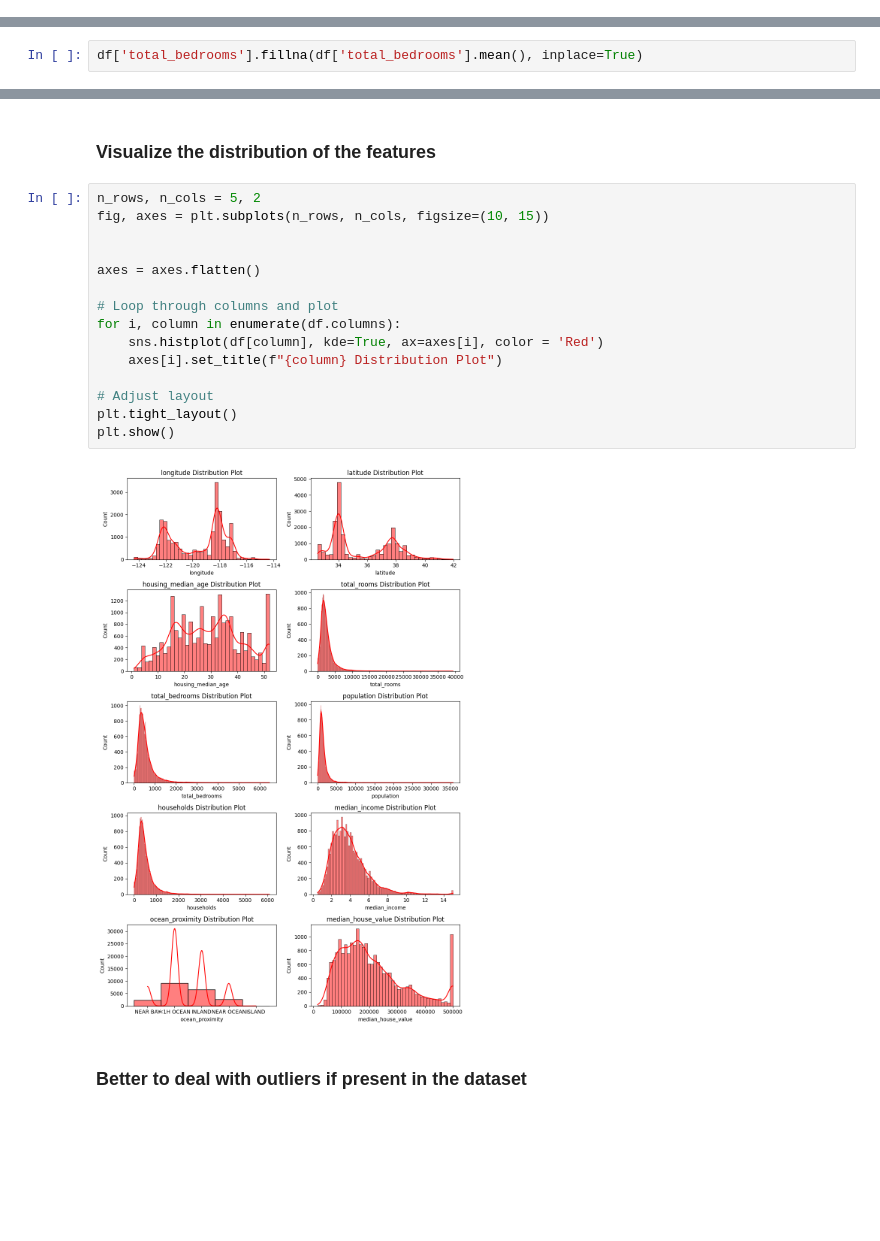
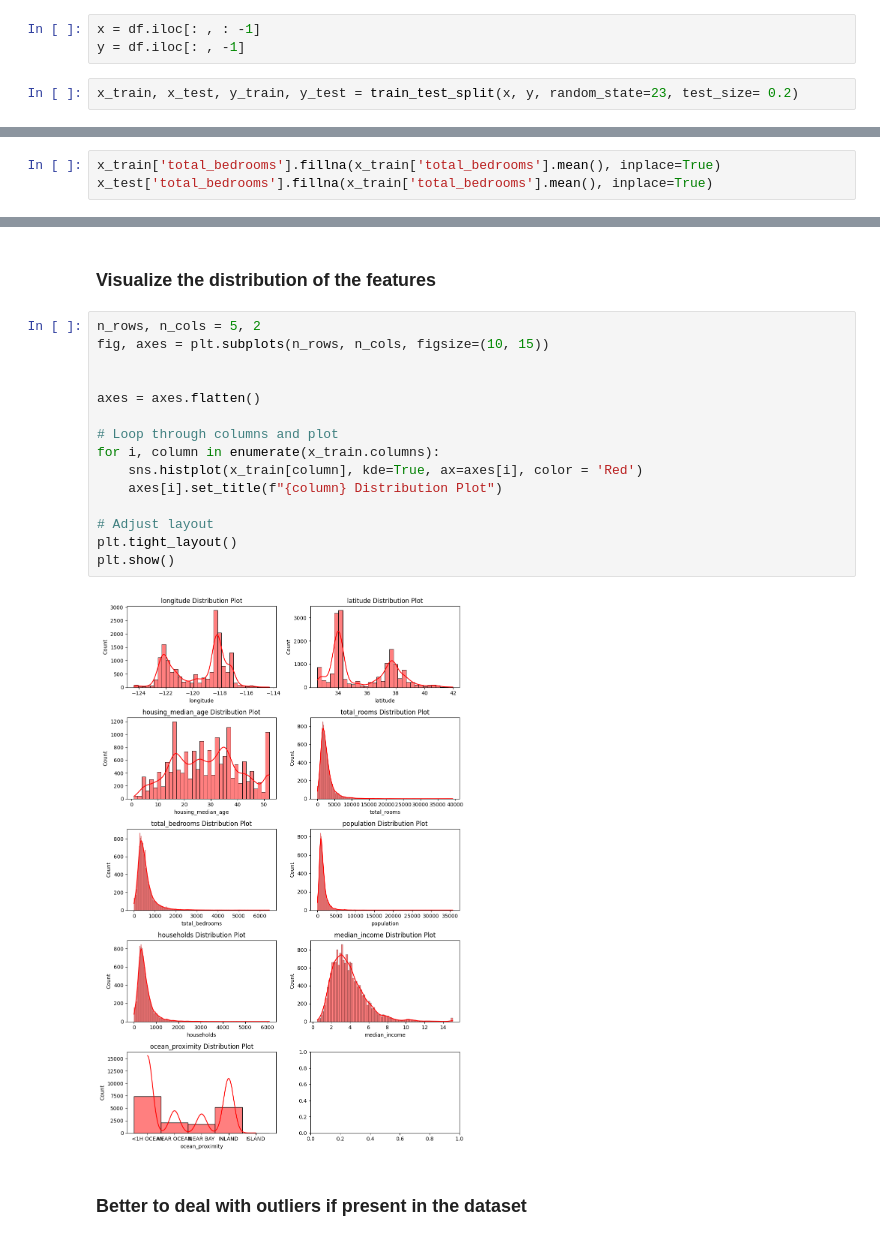
Before and after one commit to AdityaKhatavkar/ml_revision, a Jupyter notebook: regularizaiton/elastic_net/elastic_net.ipynb, the cells around one changed output, grey strips where cells are left out. Saved outputs shown, nothing was run; the diff lists cells and outputs as text; blank space fills up the shorter version.

```diff
--- a/regularizaiton/elastic_net/elastic_net.ipynb
+++ b/regularizaiton/elastic_net/elastic_net.ipynb
@@ -88,6 +91,11 @@ Data columns (total 10 columns):
  9   median_house_value  20640 non-null  int64
 dtypes: float64(4), int64(5), object(1)
 memory usage: 1.6+ MB
+# %%
+x = df.iloc[: , : -1]
+y = df.iloc[: , -1]
+# %%
+x_train, x_test, y_train, y_test = train_test_split(x, y, random_state=23, test_size= 0.2)
 # %% [markdown]
 ### Categorical colums :
 
@@ -142,5 +151,6 @@ df['total_bedrooms'].mean()
 # %%
-df['total_bedrooms'].fillna(df['total_bedrooms'].mean(), inplace=True)
+x_train['total_bedrooms'].fillna(x_train['total_bedrooms'].mean(), inplace=True)
+x_test['total_bedrooms'].fillna(x_train['total_bedrooms'].mean(), inplace=True)
 # %% [output]
 The behavior will change in pandas 3.0. This inplace method will never work because the intermediate object on which we are setting values always behaves as a copy.
 
@@ -174,20 +191,20 @@ df.describe()
 # %%
 n_rows, n_cols = 5, 2
 fig, axes = plt.subplots(n_rows, n_cols, figsize=(10, 15))
 
 
 axes = axes.flatten()
 
 # Loop through columns and plot
-for i, column in enumerate(df.columns):
-    sns.histplot(df[column], kde=True, ax=axes[i], color = 'Red')
+for i, column in enumerate(x_train.columns):
+    sns.histplot(x_train[column], kde=True, ax=axes[i], color = 'Red')
     axes[i].set_title(f"{column} Distribution Plot")
 
 # Adjust layout
 plt.tight_layout()
 plt.show()
 # %% [output]
-[figure, old version]
+[figure, new version]
 # %% [markdown]
 ### Better to deal with outliers if present in the dataset
 # %% [markdown]
```
Also changed, not shown: parts of 29 cells of this notebook, 2 other files.
